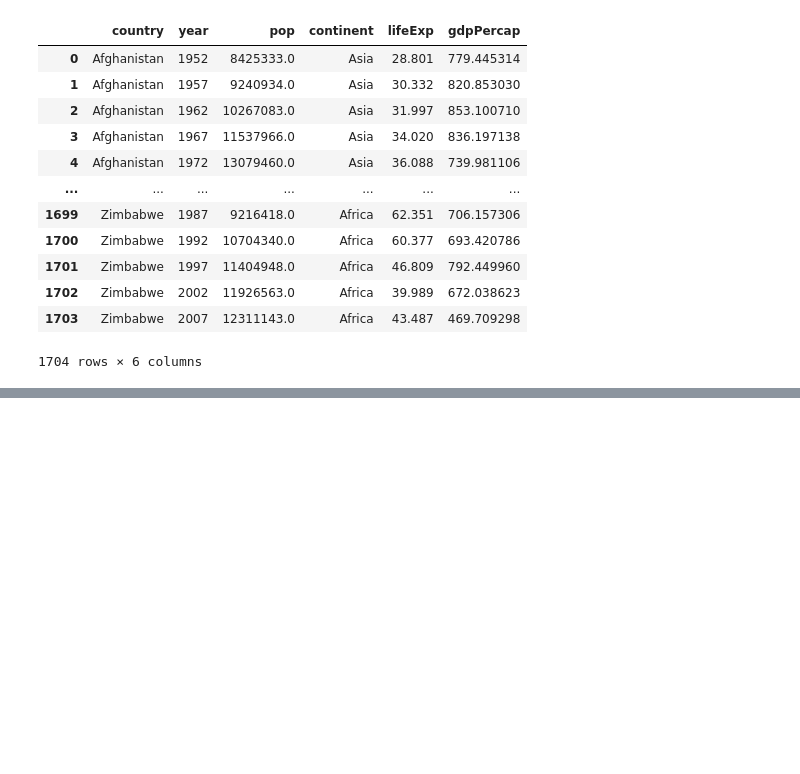
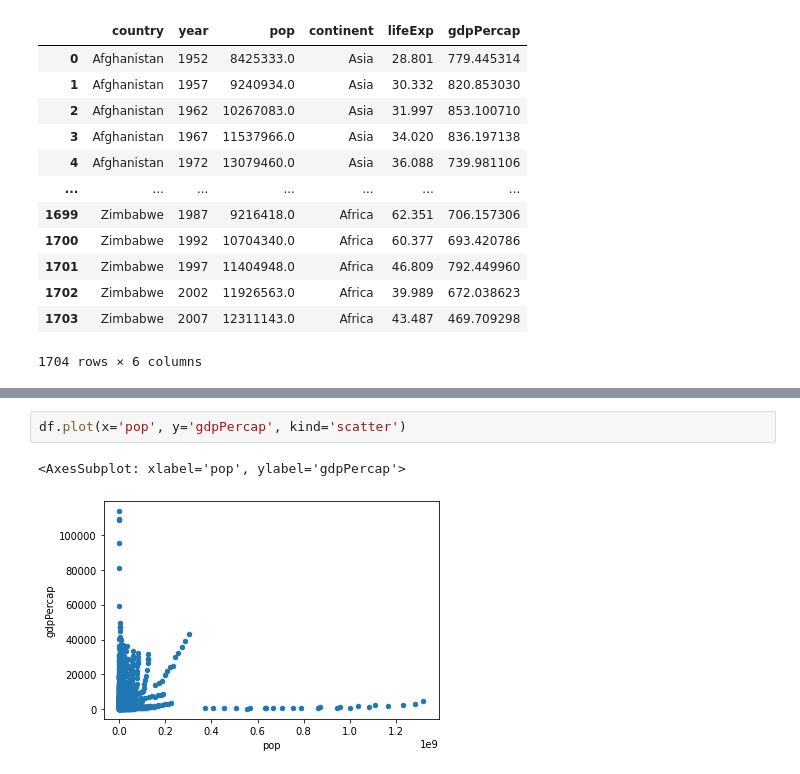
Before and after one commit to AnaliticaComputacional-2023-10/Taller3, a Jupyter notebook: Taller3.ipynb, the cells around one changed output, grey strips where cells are left out. Saved outputs shown, nothing was run; the diff lists cells and outputs as text; blank space fills up the shorter version.

```diff
--- a/Taller3.ipynb
+++ b/Taller3.ipynb
@@ -77,0 +75,5 @@ df
+# %%
+df.plot(x='pop', y='gdpPercap', kind='scatter')
+# %% [output]
+<AxesSubplot: xlabel='pop', ylabel='gdpPercap'>
+[figure, added]
```
Also changed, not shown: parts of 10 cells of this notebook, 5 other files.
